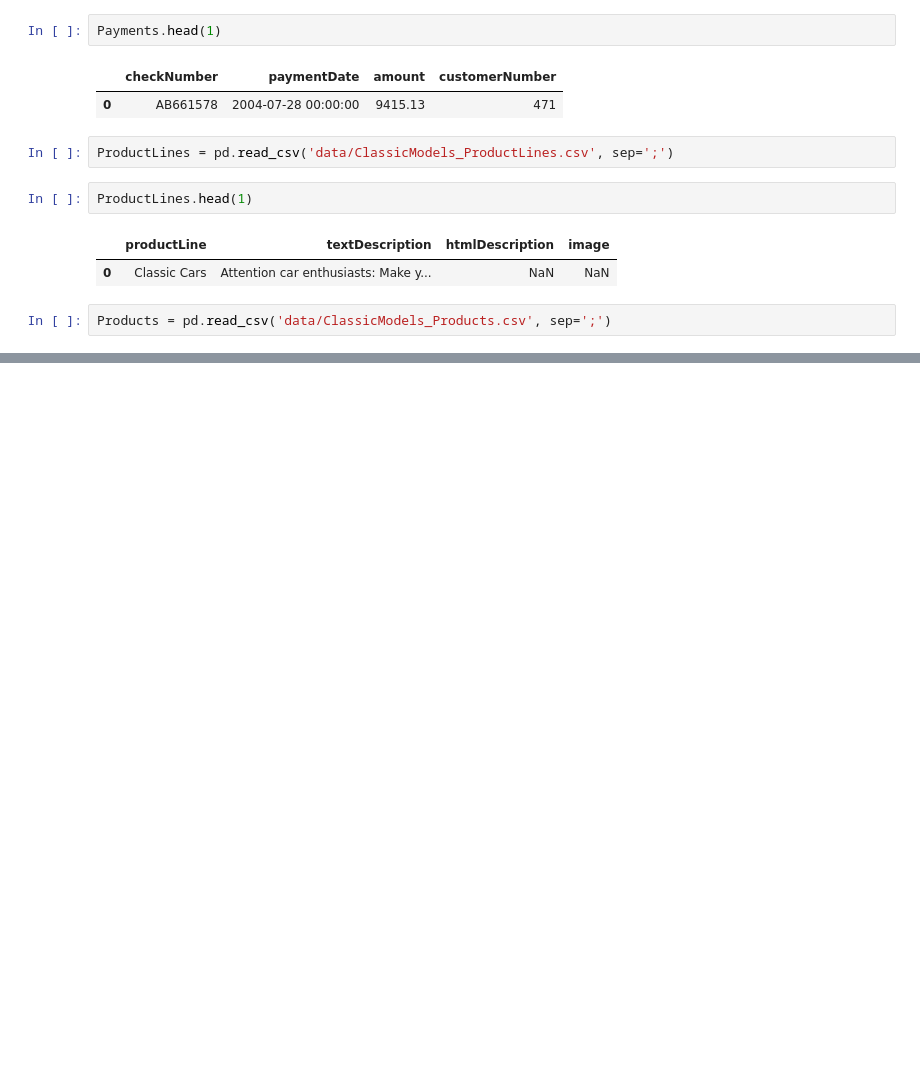
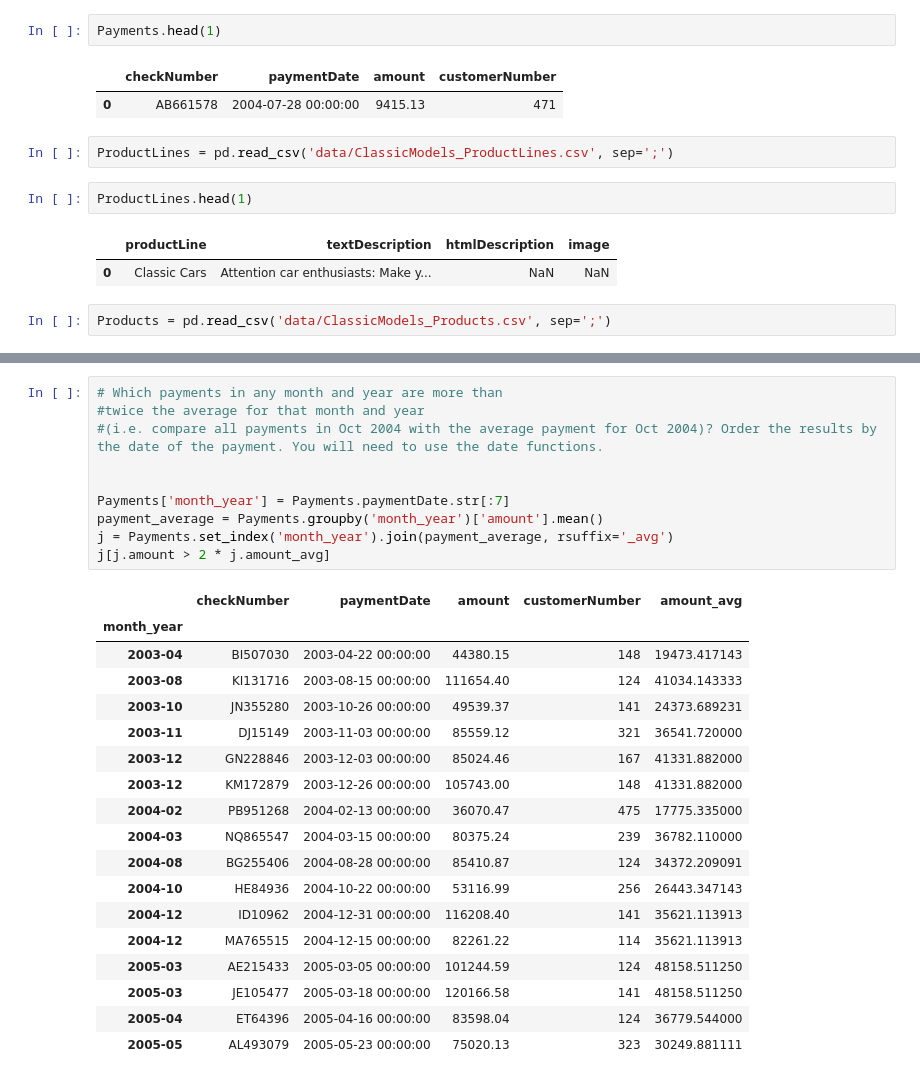
Before and after one commit to hanisaf/mist5730-6380-spring2020, a Jupyter notebook: 20-workout-sol.ipynb, the cells around one changed output, grey strips where cells are left out. Drawn from its saved outputs; the diff is of its cells as text; blank space fills up the shorter version.

```diff
--- a/20-workout-sol.ipynb
+++ b/20-workout-sol.ipynb
@@ -85,0 +201,29 @@ Products.head(1)
+# %%
+# Which payments in any month and year are more than
+#twice the average for that month and year
+#(i.e. compare all payments in Oct 2004 with the average payment for Oct 2004)? Order the results by the date of the payment. You will need to use the date functions.
+
+
+Payments['month_year'] = Payments.paymentDate.str[:7]
+payment_average = Payments.groupby('month_year')['amount'].mean()
+j = Payments.set_index('month_year').join(payment_average, rsuffix='_avg')
+j[j.amount > 2 * j.amount_avg]
+# %% [output]
+|  | checkNumber | paymentDate | amount | customerNumber | amount_avg |
+| month_year |  |  |  |  |  |
+| 2003-04 | BI507030 | 2003-04-22 00:00:00 | 44380.15 | 148 | 19473.417143 |
+| 2003-08 | KI131716 | 2003-08-15 00:00:00 | 111654.40 | 124 | 41034.143333 |
+| 2003-10 | JN355280 | 2003-10-26 00:00:00 | 49539.37 | 141 | 24373.689231 |
+| 2003-11 | DJ15149 | 2003-11-03 00:00:00 | 85559.12 | 321 | 36541.720000 |
+| 2003-12 | GN228846 | 2003-12-03 00:00:00 | 85024.46 | 167 | 41331.882000 |
+| 2003-12 | KM172879 | 2003-12-26 00:00:00 | 105743.00 | 148 | 41331.882000 |
+| 2004-02 | PB951268 | 2004-02-13 00:00:00 | 36070.47 | 475 | 17775.335000 |
+| 2004-03 | NQ865547 | 2004-03-15 00:00:00 | 80375.24 | 239 | 36782.110000 |
+| 2004-08 | BG255406 | 2004-08-28 00:00:00 | 85410.87 | 124 | 34372.209091 |
+| 2004-10 | HE84936 | 2004-10-22 00:00:00 | 53116.99 | 256 | 26443.347143 |
+| 2004-12 | ID10962 | 2004-12-31 00:00:00 | 116208.40 | 141 | 35621.113913 |
+| 2004-12 | MA765515 | 2004-12-15 00:00:00 | 82261.22 | 114 | 35621.113913 |
+| 2005-03 | AE215433 | 2005-03-05 00:00:00 | 101244.59 | 124 | 48158.511250 |
+| 2005-03 | JE105477 | 2005-03-18 00:00:00 | 120166.58 | 141 | 48158.511250 |
+| 2005-04 | ET64396 | 2005-04-16 00:00:00 | 83598.04 | 124 | 36779.544000 |
+| 2005-05 | AL493079 | 2005-05-23 00:00:00 | 75020.13 | 323 | 30249.881111 |
```
Also changed, not shown: parts of 15 cells of this notebook, 4 other files.
